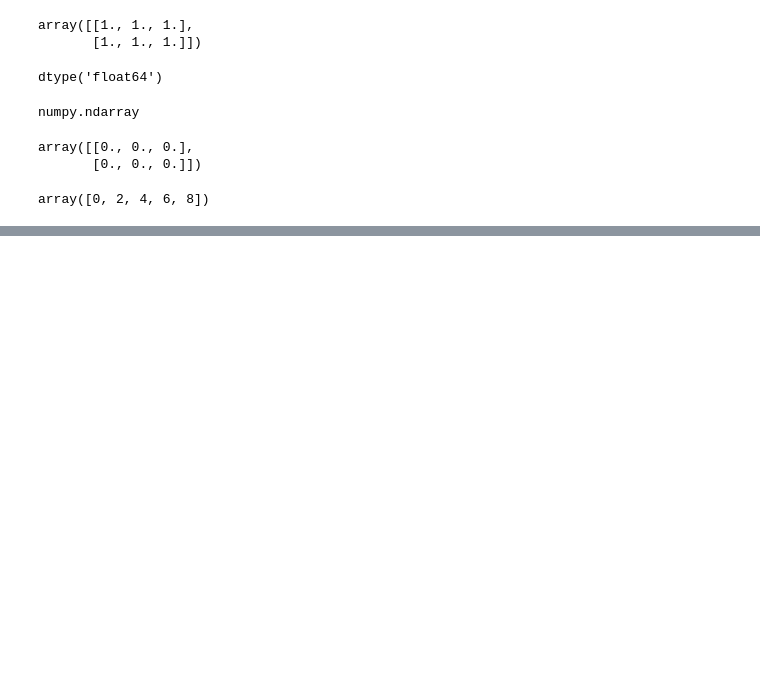
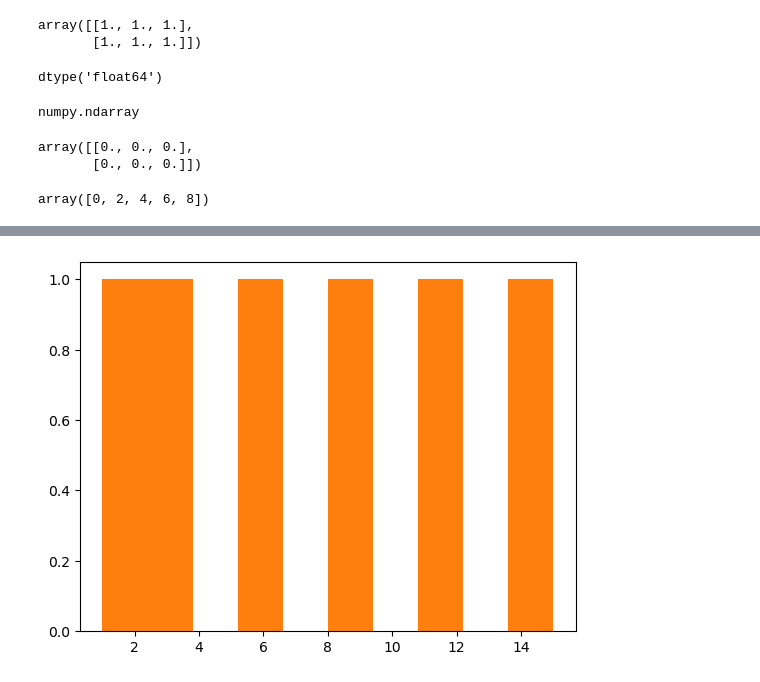
Before and after one commit to alizehadeel/AI-ML-Notebook, a Jupyter notebook: IntroNumPy.ipynb, the cells around one changed output, grey strips where cells are left out. Cells and saved outputs as stored; diff of their text form; code cells hidden in the pictures; blank space fills up the shorter version.

```diff
--- a/IntroNumPy.ipynb
+++ b/IntroNumPy.ipynb
@@ -137,0 +439,5 @@ np.random.seed()
+# %%
+plt.hist(low_var_array)
+plt.show()
+# %% [output]
+[figure, added]
```
Also changed, not shown: parts of 61 cells of this notebook.
